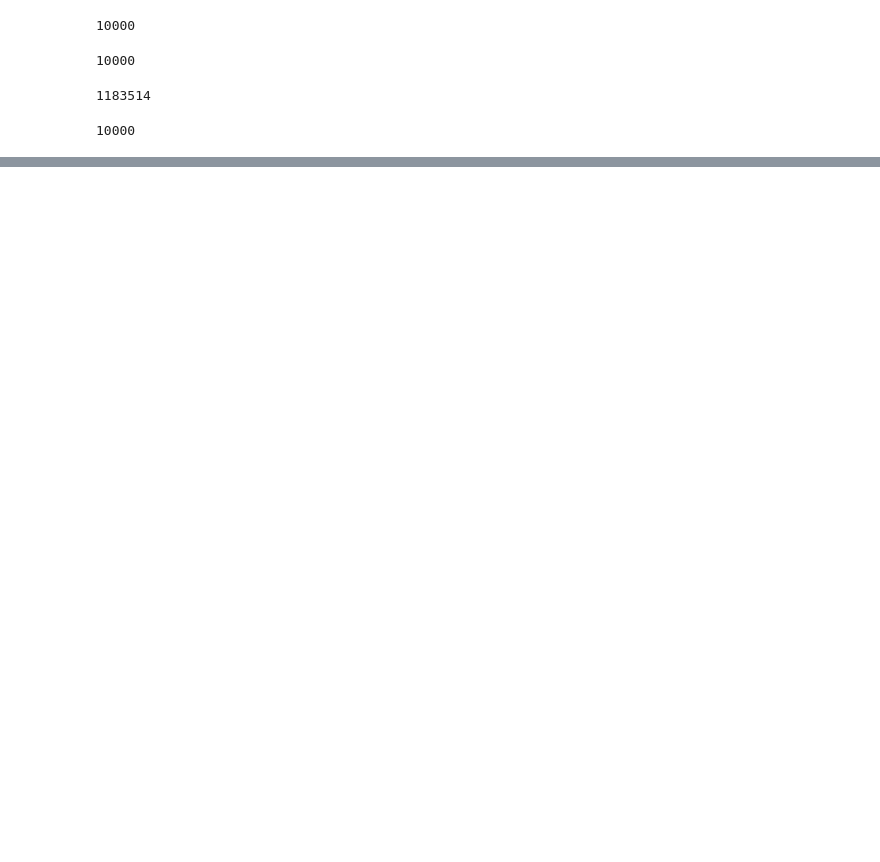
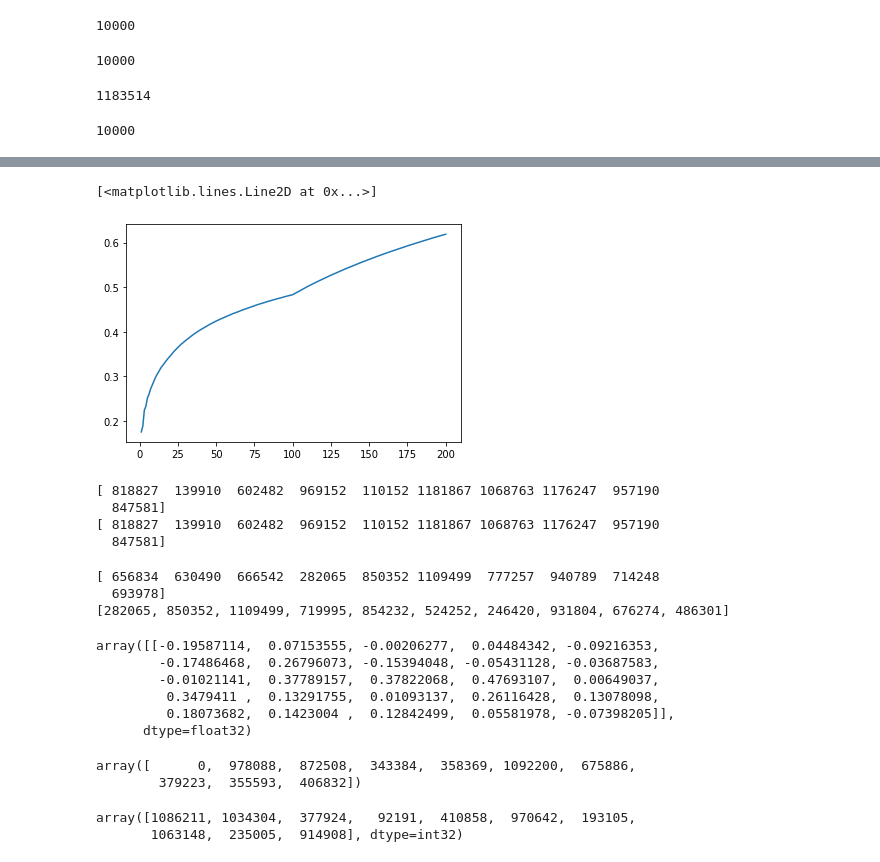
Before and after one commit to joypauls/annoy-evaluation, a Jupyter notebook: notebooks/scratch.ipynb, the cells around one changed output, grey strips where cells are left out. Cells and saved outputs as stored; diff of their text form; code cells hidden in the pictures; blank space fills up the shorter version.

```diff
--- a/notebooks/scratch.ipynb
+++ b/notebooks/scratch.ipynb
@@ -103,0 +331,13 @@ print(u.get_nns_by_item(0, 10)) # will find the 10 nearest neighbors
+# %%
+%%time
+
+# single depth loop
+k = 100
+
+# annoy can't batch
+# annoy
+annoy_recall = np.zeros((glove25_test_np.shape[0],), dtype=np.float32)
+for i, x in enumerate(glove25_test_np):
+  truth = glove25["neighbors"][i, 0:k]
+  estimated = annoy_index.get_nns_by_vector(x, k)
+  annoy_recall[i] = average_recall(truth, estimated, k)
@@ -103,0 +394,55 @@ print(u.get_nns_by_item(0, 10)) # will find the 10 nearest neighbors
+# %%
+# stepping through depths
+annoy_mar = []
+depth = []
+k = 200
+
+for d in tqdm(range(1, k+1)):
+  annoy_recall = []
+  for i, x in enumerate(glove25_test_np):
+    truth = glove25["neighbors"][i, 0:d]
+    estimated = annoy_index.get_nns_by_vector(x, n=d)
+    annoy_recall.append(average_recall(truth, estimated, k=d))
+  annoy_mar.append(np.mean(annoy_recall))
+  depth.append(d)
+# %%
+plt.plot(depth, annoy_mar)
+# %% [output]
+[<matplotlib.lines.Line2D at 0x...>]
+[figure, added]
+# %%
+idx = np.random.choice(glove25_test_np_norm.shape[0], 1)[0]
+print(glove25["neighbors"][idx, 0:10])
+# print(kd_tree.query(glove25_test_np_norm[idx:idx+1], k=10, return_distance=False)[0])
+# %% [output]
+[ 818827  139910  602482  969152  110152 1181867 1068763 1176247  957190
+  847581]
+[ 818827  139910  602482  969152  110152 1181867 1068763 1176247  957190
+  847581]
+# %%
+idx = np.random.choice(glove25_test_np_norm.shape[0], 1)[0]
+print(glove25["neighbors"][idx, 0:10])
+print(annoy_index.get_nns_by_vector(glove25_test_np[idx], n=10))
+# %% [output]
+[ 656834  630490  666542  282065  850352 1109499  777257  940789  714248
+  693978]
+[282065, 850352, 1109499, 719995, 854232, 524252, 246420, 931804, 676274, 486301]
+# %%
+glove25_test_np_norm[idx:idx+1]
+# %% [output]
+array([[-0.19587114,  0.07153555, -0.00206277,  0.04484342, -0.09216353,
+        -0.17486468,  0.26796073, -0.15394048, -0.05431128, -0.03687583,
+        -0.01021141,  0.37789157,  0.37822068,  0.47693107,  0.00649037,
+         0.3479411 ,  0.13291755,  0.01093137,  0.26116428,  0.13078098,
+         0.18073682,  0.1423004 ,  0.12842499,  0.05581978, -0.07398205]],
+      dtype=float32)
+# %%
+nn[0]
+# %% [output]
+array([      0,  978088,  872508,  343384,  358369, 1092200,  675886,
+        379223,  355593,  406832])
+# %%
+glove25["neighbors"][0, 0:10]
+# %% [output]
+array([1086211, 1034304,  377924,   92191,  410858,  970642,  193105,
+       1063148,  235005,  914908], dtype=int32)
```
Also changed, not shown: parts of 35 cells of this notebook, 9 other files.
